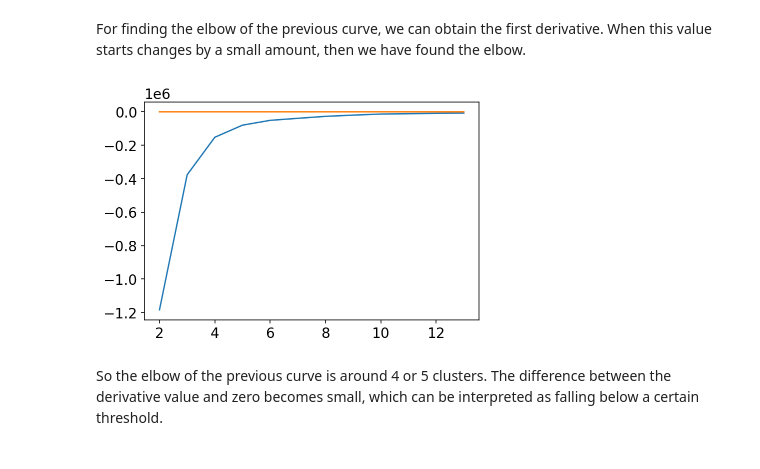
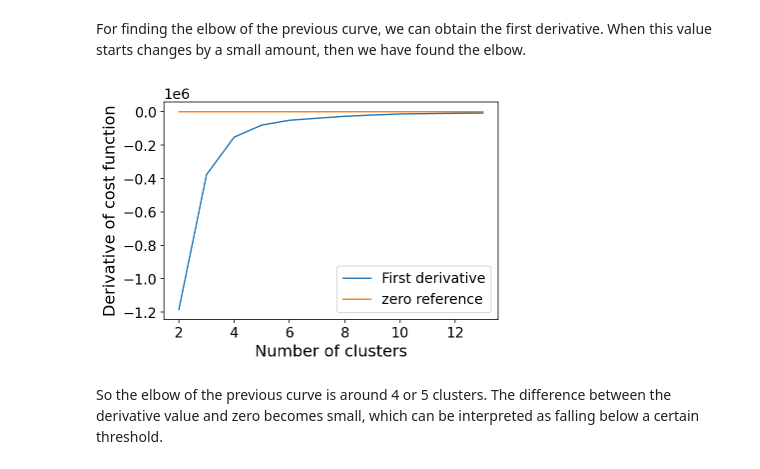
Before and after one commit to DanidelRio/Heart, a Jupyter notebook: json_analysis.ipynb, the cells around one changed output. Drawn from its saved outputs; the diff is of its cells as text; code cells hidden in the pictures.

```diff
--- a/json_analysis.ipynb
+++ b/json_analysis.ipynb
@@ -682,9 +686,12 @@ deriv1 = firstDerivative(J[2:])
 # %%
 plt.plot([i+2 for i in range(12)], deriv1, label = "First derivative")
 plt.plot([2,13], [2,0], label="zero reference")
+plt.xlabel("Number of clusters")
+plt.ylabel("Derivative of cost function")
+plt.legend()
 plt.show()
 # %% [output]
-[figure, old version]
+[figure, new version]
 # %% [markdown]
 So the elbow of the previous curve is around 4 or 5 clusters. The difference between the derivative value and zero becomes small, which can be interpreted as falling below a certain threshold.
 # %%
```
Also changed, not shown: parts of 13 cells of this notebook.
